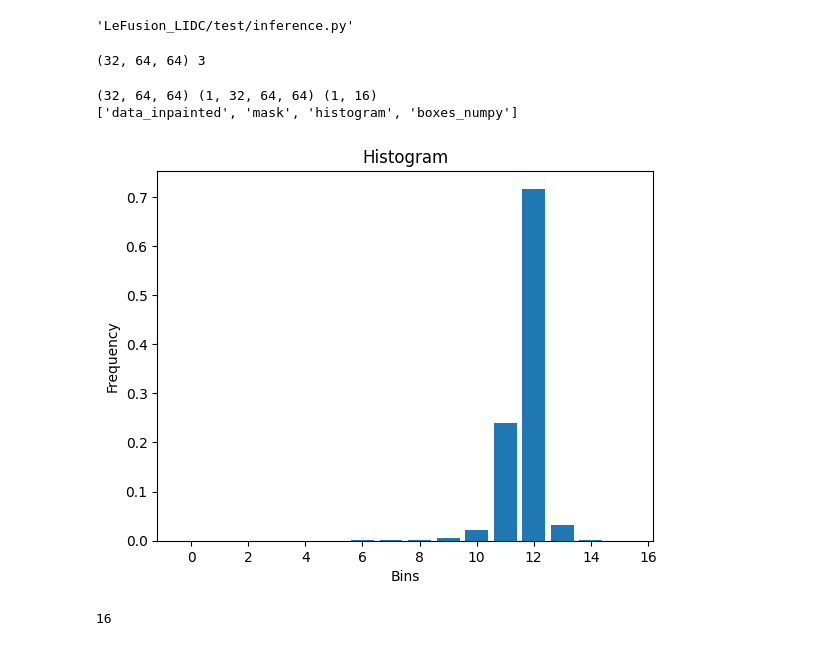
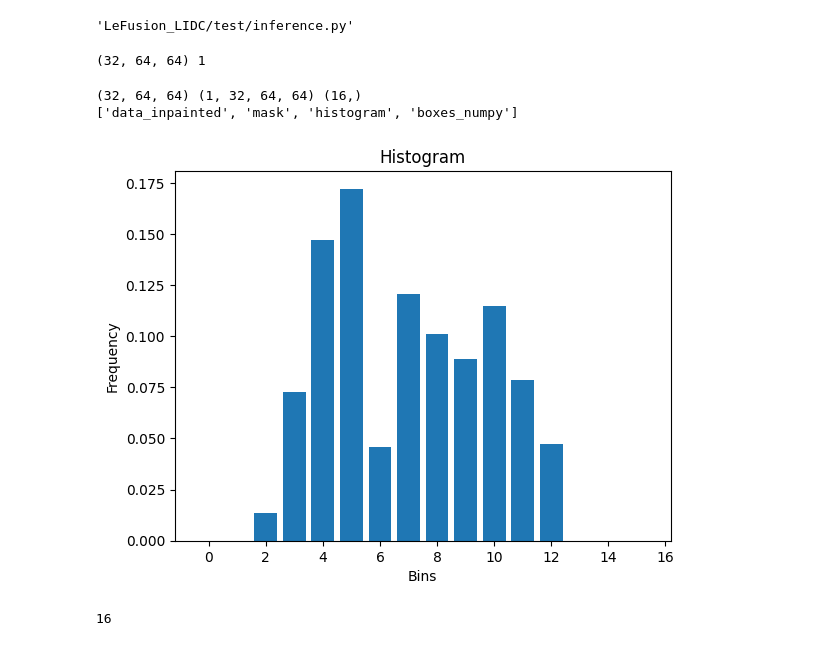
Before and after one commit to pedr0sorio/lefusion-slicer, a Jupyter notebook: nb-testing-slicer-lf.ipynb, the cells around one changed output. Saved outputs shown, nothing was run; the diff lists cells and outputs as text; code cells hidden in the pictures.

```diff
--- a/nb-testing-slicer-lf.ipynb
+++ b/nb-testing-slicer-lf.ipynb
@@ -136,7 +150,7 @@ os.path.expanduser("LeFusion_LIDC/test/inference.py")
 # %% [output]
 'LeFusion_LIDC/test/inference.py'
 # %%
-in_path = "/home/pedroosorio/pedr0sorio/lefusion-slicer/server/data/in/img_data1.npz"
+in_path = "/home/pedroosorio/pedr0sorio/lefusion-slicer/server/data/in/img_data0.npz"
 npz_data = np.load(in_path, 'r', allow_pickle=True)
 print(
     npz_data["data"].shape,
@@ -144,4 +158,4 @@ print(
 )
 og_crop_scan = npz_data["data"]
 # %% [output]
-(32, 64, 64) 3
+(32, 64, 64) 1
@@ -148,27 +182,27 @@ og_crop_scan = npz_data["data"]
 # %%
-out_path = "/home/pedroosorio/pedr0sorio/lefusion-slicer/server/data/out/img_data1.npz"
+out_path = "/home/pedroosorio/pedr0sorio/lefusion-slicer/server/data/out/img_data0.npz"
 npz_data = np.load(out_path, 'r', allow_pickle=True)
 print(
     npz_data["data_inpainted"].shape,
     npz_data["mask"].shape,
     npz_data["histogram"].shape,
 )
 print(npz_data.files)
 
 import matplotlib.pyplot as plt
 
 plt.bar(range(npz_data["histogram"].shape[-1]), npz_data["histogram"].squeeze())
 plt.title("Histogram")
 plt.xlabel("Bins")
 plt.ylabel("Frequency")
 plt.show()
 
 inp_crop_scan = npz_data["data_inpainted"]
 inp_mask = npz_data["mask"]
 # %% [output]
-(32, 64, 64) (1, 32, 64, 64) (1, 16)
+(32, 64, 64) (1, 32, 64, 64) (16,)
 ['data_inpainted', 'mask', 'histogram', 'boxes_numpy']
-[figure, old version]
+[figure, new version]
 # %%
 npz_data["histogram"].shape[-1]
 # %% [output]
```
Also changed, not shown: parts of 12 cells of this notebook.
